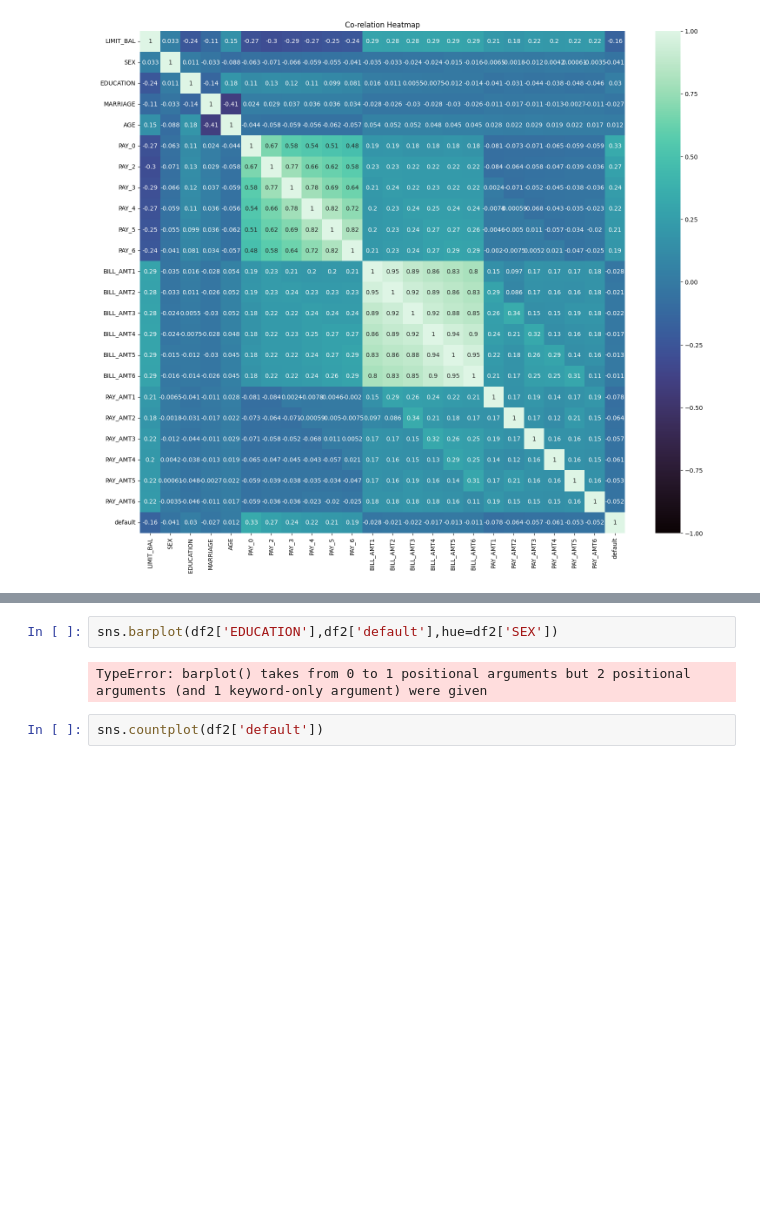
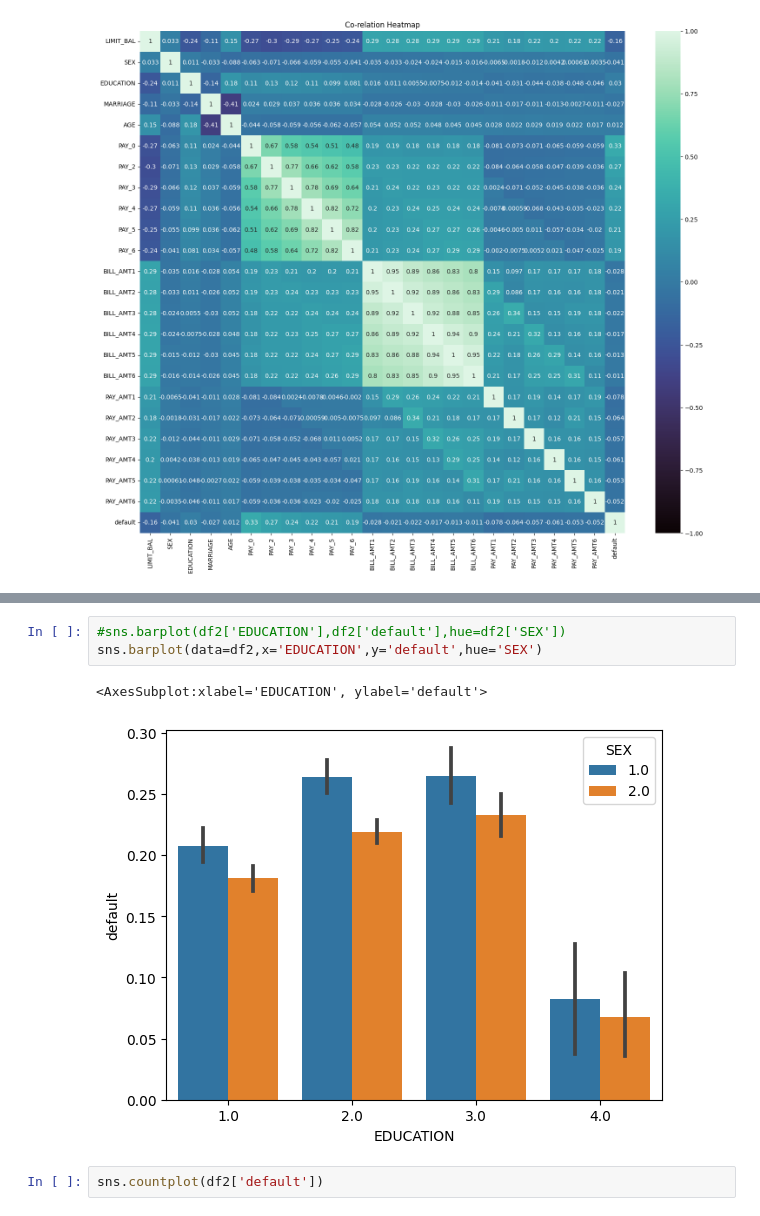
Before and after one commit to ARPITA-ds/Credit_card_fault_prediction, a Jupyter notebook: research/Credit Card Fault Detection final.ipynb, the cells around one changed output, grey strips where cells are left out. Drawn from its saved outputs; the diff is of its cells as text; blank space fills up the shorter version.

```diff
--- a/research/Credit Card Fault Detection final.ipynb
+++ b/research/Credit Card Fault Detection final.ipynb
@@ -342,7 +347,9 @@ TypeError: barplot() takes from 0 to 1 positional arguments but 2 were given
 # %%
-sns.barplot(df2['EDUCATION'],df2['default'],hue=df2['SEX'])
+#sns.barplot(df2['EDUCATION'],df2['default'],hue=df2['SEX'])
+sns.barplot(data=df2,x='EDUCATION',y='default',hue='SEX')
 # %% [output]
-TypeError: barplot() takes from 0 to 1 positional arguments but 2 positional arguments (and 1 keyword-only argument) were given
+<AxesSubplot:xlabel='EDUCATION', ylabel='default'>
+[figure, added]
 # %%
 sns.countplot(df2['default'])
 # %% [output]
```
Also changed, not shown: parts of 22 cells of this notebook, 4 other files.
